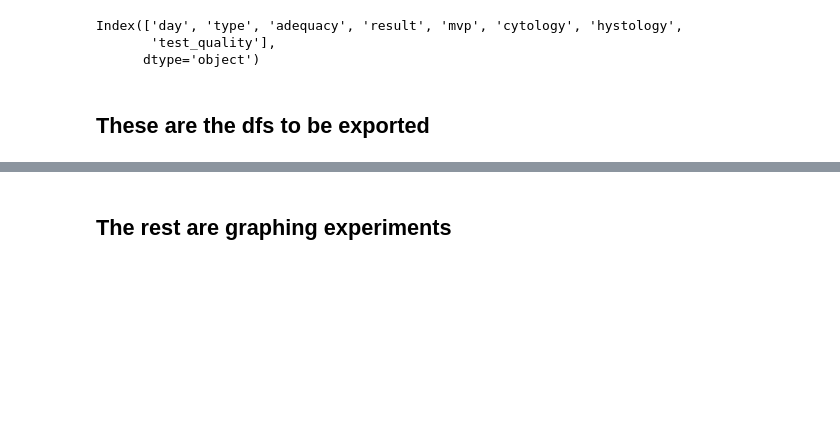
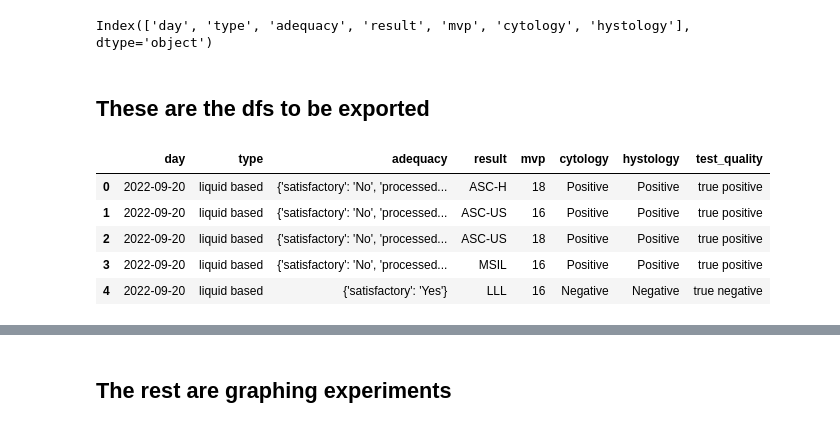
Before and after one commit to mathmax-team/USCAP_Thyroid, a Jupyter notebook: test_notebook.ipynb, the cells around one changed output, grey strips where cells are left out. Drawn from its saved outputs; the diff is of its cells as text; code cells hidden in the pictures; blank space fills up the shorter version.

```diff
--- a/test_notebook.ipynb
+++ b/test_notebook.ipynb
@@ -16,13 +22,13 @@ day = date.today().day
 month = date.today().month
 year = date.today().year
 
-if month == 1:
-    year = year - 1
-    month = 12
+# if month == 1:
+#     year = year - 1
+#     month = 12
 
-last_month_date = date(year, month -1, day)
-last_week_date = date.today() - timedelta(days = 7)
-last_year_date = date.today() - timedelta(days = 365)
+# last_month_date = date(year, month -1, day)
+# last_week_date = date.today() - timedelta(days = 7)
+# last_year_date = date.today() - timedelta(days = 365)
 
 colors = {
     'background': '#111111',
@@ -30,11 +36,17 @@ colors = {
 }
 
 # Initial Lists
-test_type = ['liquid based', 'conventional','another type', 'fourth type', 'just another']
-adequacy_list = [{'satisfactory': 'Yes'},{'satisfactory': 'No', 'processed': 'Not processed'},{'satisfactory': 'No', 'processed': 'processed'}]
-results_list = ['negative', 'ASC-US', 'ASC-H', 'LSIL', 'MSIL', 'SCC', 'AC', 'JJJ', 'KKK', 'LLL']
-genotype_list = ['16','18']
-choices = ['true positive', 'false positive', 'false negative', 'true negative']
+#test_type = ['liquid based', 'conventional','another type', 'fourth type', 'just another']
+#adequacy_list = [{'satisfactory': 'Yes'},{'satisfactory': 'No', 'processed': 'Not processed'},{'satisfactory': 'No', 'processed': 'processed'}]
+# results_list = ['negative', 'ASC-US', 'ASC-H', 'LSIL', 'MSIL', 'SCC', 'AC', 'JJJ', 'KKK', 'LLL']
+# genotype_list = ['16','18']
+################# second list
+#test_type = ['Urine', 'Spinal Fluid','Blood', 'Pleural Fluid','Pericardial Fluid']
+# adequacy_list = [{'Satisfactory': 'Yes'},{'Satisfactory': 'No', 'Processed': 'Not Processed'},{'Satisfactory': 'No', 'Processed': 'Processed'}]
+# results_list = ['Negative', 'ASC-US', 'ASC-H', 'LSIL', 'MSIL', 'SCC', 'AC', 'JJJ', 'KKK', 'LLL']
+# genotype_list = ['16','18']
+# choices = ['True positive', 'False positive', 'False negative', 'True negative']
+
 initial_df = pd.DataFrame()
 test_df = pd.DataFrame(columns=['day', 'type', 'adequacy', 'result', 'mvp', 'cytology', 'hystology'])
 # %%
@@ -80,8 +92,8 @@ for type in test_type:
             adequacy = random.choices(adequacy_list)[0]
             result = random.choices(results_list)[0]
             mvp = random.choices(genotype_list)[0]
-            cytology = random.choices(['positive', 'negative'], weights=[0.8, 0.2])[0]
-            hystology = random.choices(['positive', 'negative'], weights=[0.8, 0.2])[0]
+            cytology = random.choices(value_sign, weights=[0.8, 0.2])[0]
+            hystology = random.choices(value_sign, weights=[0.8, 0.2])[0]
             new_row = {'day': day,'type': type, 'adequacy': adequacy, 'result': result, 'mvp': mvp, 'cytology': cytology, 'hystology': hystology}
             # test_df = test_df.apply(lambda row: add_row(row))
             new_df = pd.DataFrame([new_row])
@@ -94,15 +106,13 @@ for type in test_type:
 
 #(test_df.tail(5))
     test_df['test_quality'] = np.select([
-        (test_df['cytology'] == 'positive') & (test_df['hystology'] == 'positive'),
-        (test_df['cytology'] == 'positive') & (test_df['hystology'] == 'negative'),
-        (test_df['cytology'] == 'negative') & (test_df['hystology'] == 'positive'),
-        (test_df['cytology'] == 'negative') & (test_df['hystology'] == 'negative')
-        ], choices, default='true negative')
+        (test_df['cytology'] == 'Positive') & (test_df['hystology'] == 'Positive'),
+        (test_df['cytology'] == 'Positive') & (test_df['hystology'] == 'Negative'),
+        (test_df['cytology'] == 'Negative') & (test_df['hystology'] == 'Positive'),
+        (test_df['cytology'] == 'Negative') & (test_df['hystology'] == 'Negative')
+        ], choices, default='True negative')
 # %% [output]
-Index(['day', 'type', 'adequacy', 'result', 'mvp', 'cytology', 'hystology',
-       'test_quality'],
-      dtype='object')
+Index(['day', 'type', 'adequacy', 'result', 'mvp', 'cytology', 'hystology'], dtype='object')
 # %% [markdown]
 ## These are the dfs to be exported
 # %%
@@ -110,0 +121,9 @@ test_df.to_csv('test_dataframe_Camilo.csv')
+# %%
+test_df.head()
+# %% [output]
+|  | day | type | adequacy | result | mvp | cytology | hystology | test_quality |
+| 0 | 2022-09-20 | liquid based | {'satisfactory': 'No', 'processed... | ASC-H | 18 | Positive | Positive | true positive |
+| 1 | 2022-09-20 | liquid based | {'satisfactory': 'No', 'processed... | ASC-US | 16 | Positive | Positive | true positive |
+| 2 | 2022-09-20 | liquid based | {'satisfactory': 'No', 'processed... | ASC-US | 18 | Positive | Positive | true positive |
+| 3 | 2022-09-20 | liquid based | {'satisfactory': 'No', 'processed... | MSIL | 16 | Positive | Positive | true positive |
+| 4 | 2022-09-20 | liquid based | {'satisfactory': 'Yes'} | LLL | 16 | Negative | Negative | true negative |
```
Also changed, not shown: parts of 5 cells of this notebook, 8 other files.
